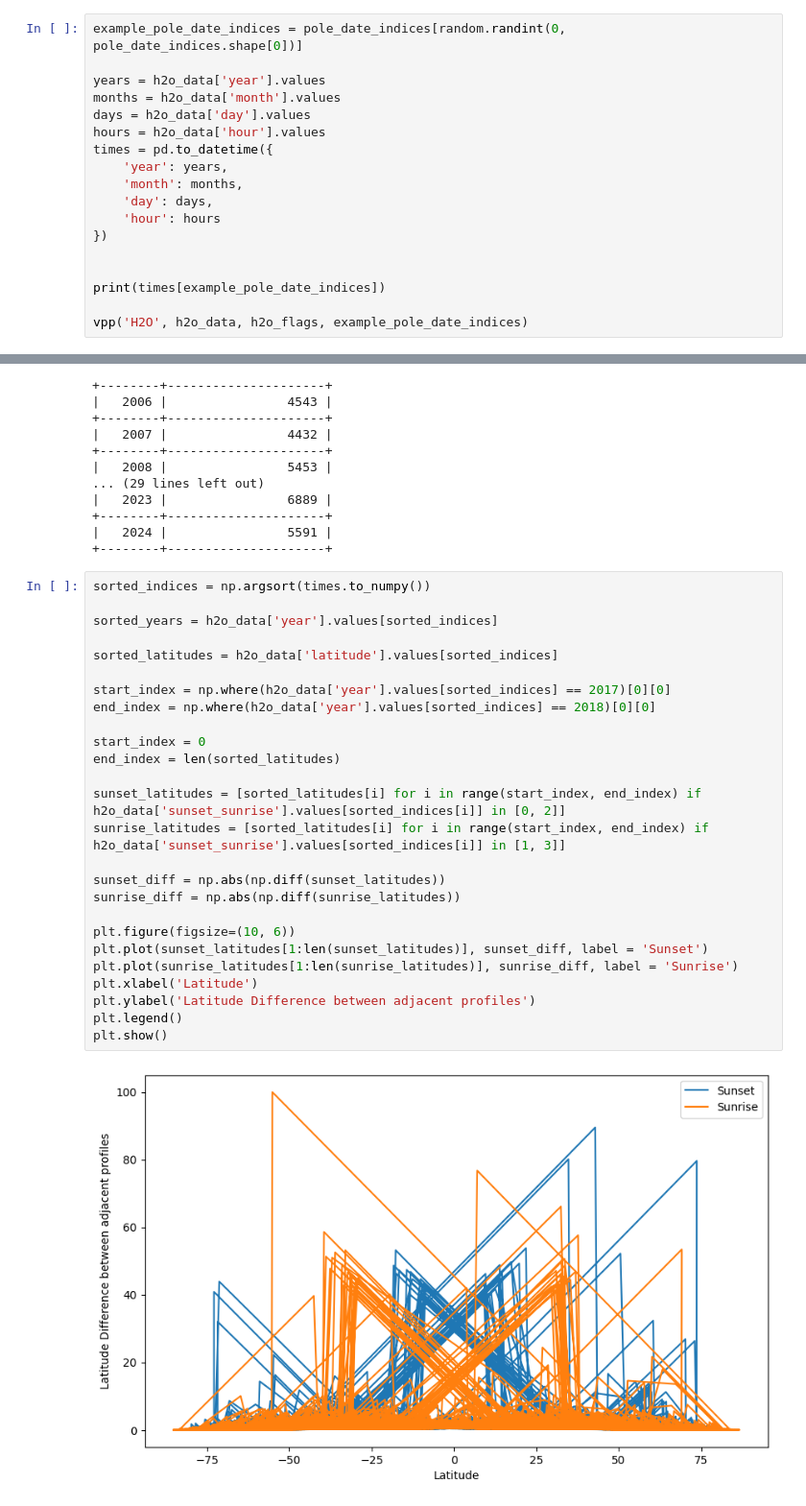
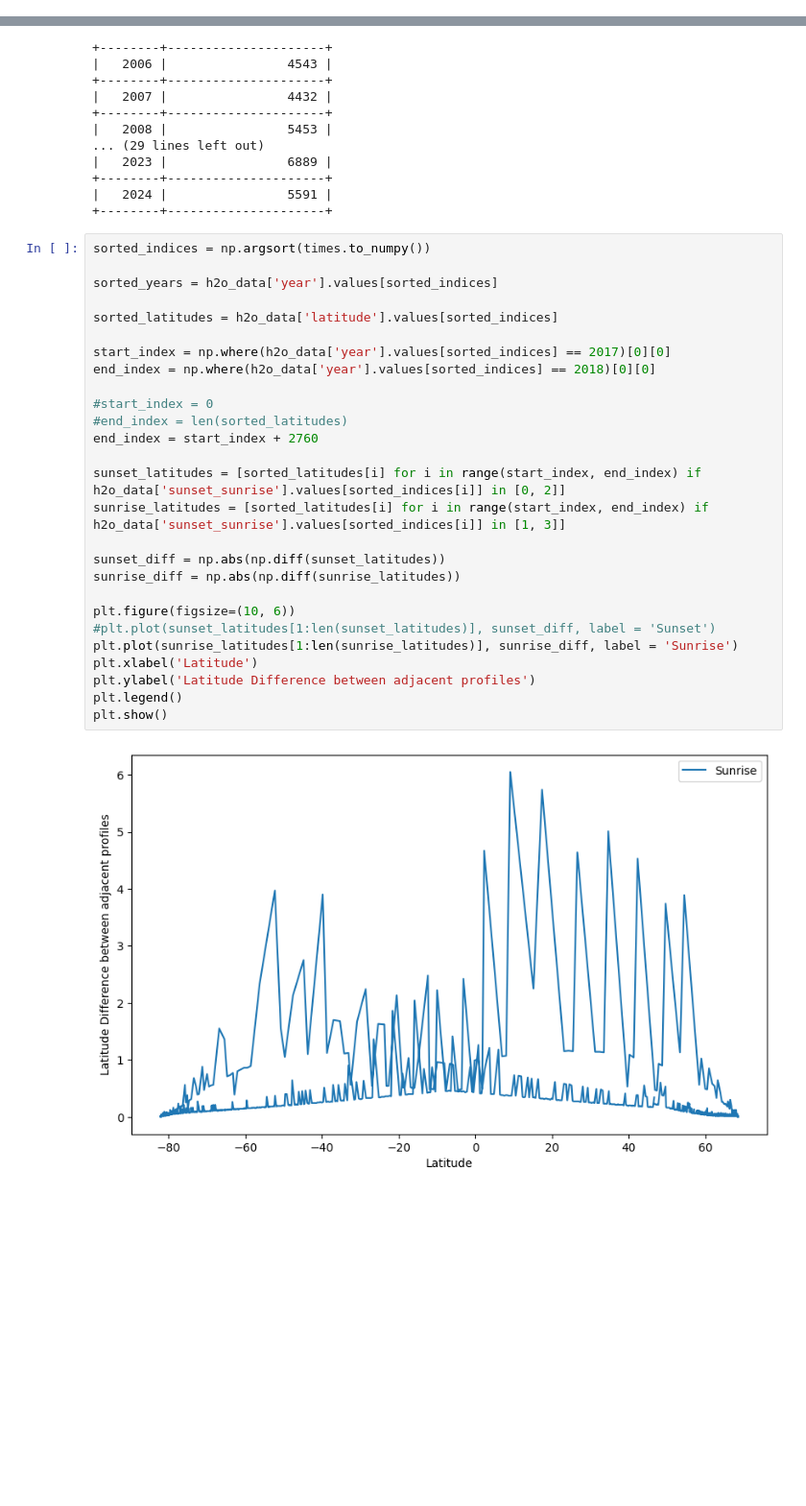
Before and after one commit to james-harvey-git/MPhys_Project, a Jupyter notebook: machine_learning.ipynb, the cells around one changed output, grey strips where cells are left out. Shown at 96% size. Saved outputs shown, nothing was run; the diff lists cells and outputs as text; blank space fills up the shorter version.

Commit message:
preliminary investigations into latitude groupings

```diff
--- a/machine_learning.ipynb
+++ b/machine_learning.ipynb
@@ -350,21 +320,3 @@ print(f"Test Loss: {test_loss}, Test Accuracy: {test_accuracy}")
 # %% [output]
 587/587 ━━━━━━━━━━━━━━━━━━━━ 7s 12ms/step - binary_accuracy_with_threshold: 0.8518 - loss: 0.4360
 Test Loss: 0.43780452013015747, Test Accuracy: 0.8483493328094482
-# %%
-example_pole_date_indices = pole_date_indices[random.randint(0, pole_date_indices.shape[0])]
-
-years = h2o_data['year'].values
-months = h2o_data['month'].values
-days = h2o_data['day'].values
-hours = h2o_data['hour'].values
-times = pd.to_datetime({
-    'year': years,
-    'month': months,
-    'day': days,
-    'hour': hours
-})
-
-
-print(times[example_pole_date_indices])
-
-vpp('H2O', h2o_data, h2o_flags, example_pole_date_indices)
@@ -404,28 +348,29 @@ print(tabulate(dict(zip(unique, counts)).items(), headers=["Year", "Number of sa
 # %%
 sorted_indices = np.argsort(times.to_numpy())
 
 sorted_years = h2o_data['year'].values[sorted_indices]
 
 sorted_latitudes = h2o_data['latitude'].values[sorted_indices]
 
 start_index = np.where(h2o_data['year'].values[sorted_indices] == 2017)[0][0]
 end_index = np.where(h2o_data['year'].values[sorted_indices] == 2018)[0][0]
 
-start_index = 0
-end_index = len(sorted_latitudes)
+#start_index = 0
+#end_index = len(sorted_latitudes)
+end_index = start_index + 2760
 
 sunset_latitudes = [sorted_latitudes[i] for i in range(start_index, end_index) if h2o_data['sunset_sunrise'].values[sorted_indices[i]] in [0, 2]]
 sunrise_latitudes = [sorted_latitudes[i] for i in range(start_index, end_index) if h2o_data['sunset_sunrise'].values[sorted_indices[i]] in [1, 3]]
 
 sunset_diff = np.abs(np.diff(sunset_latitudes))
 sunrise_diff = np.abs(np.diff(sunrise_latitudes))
 
 plt.figure(figsize=(10, 6))
-plt.plot(sunset_latitudes[1:len(sunset_latitudes)], sunset_diff, label = 'Sunset')
+#plt.plot(sunset_latitudes[1:len(sunset_latitudes)], sunset_diff, label = 'Sunset')
 plt.plot(sunrise_latitudes[1:len(sunrise_latitudes)], sunrise_diff, label = 'Sunrise')
 plt.xlabel('Latitude')
 plt.ylabel('Latitude Difference between adjacent profiles')
 plt.legend()
 plt.show()
 # %% [output]
-[figure, old version]
+[figure, new version]
```
Also changed, not shown: parts of 10 cells of this notebook, 1 other file.
